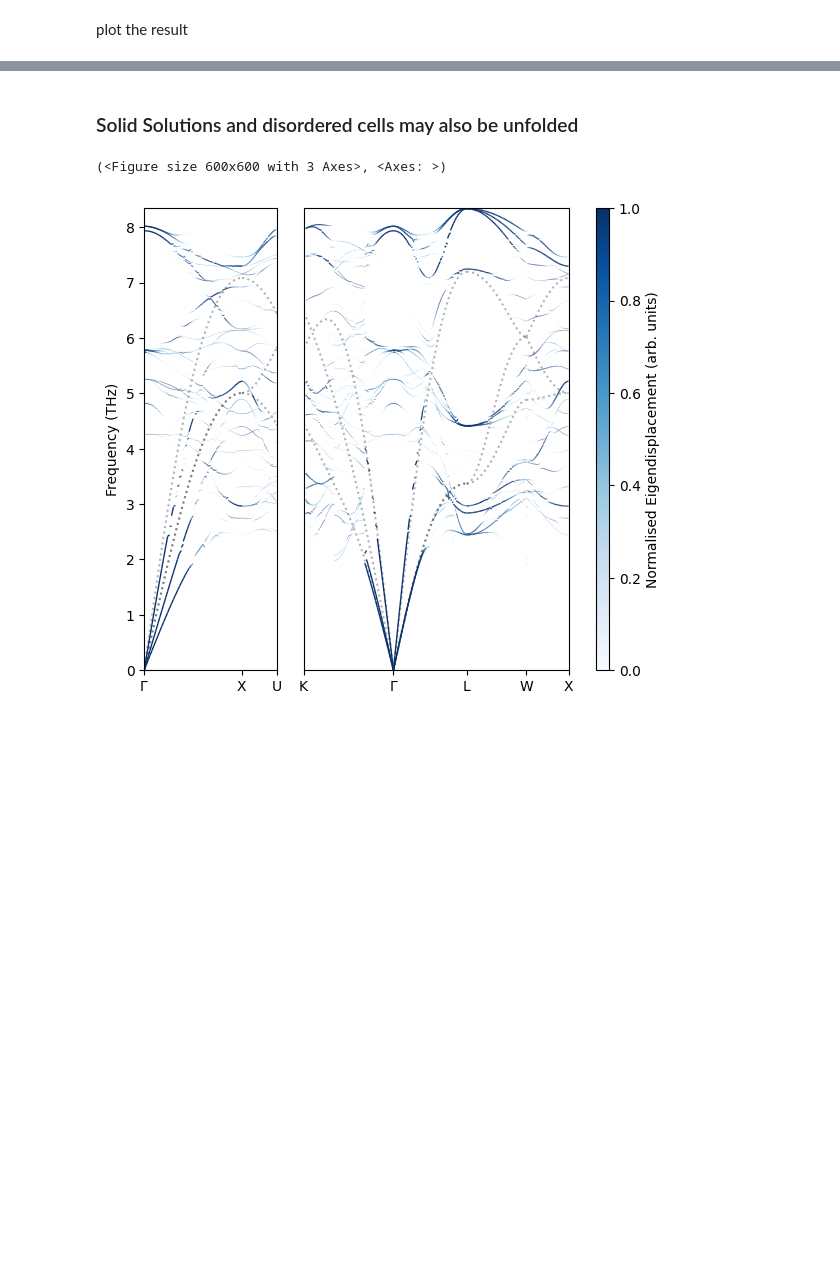
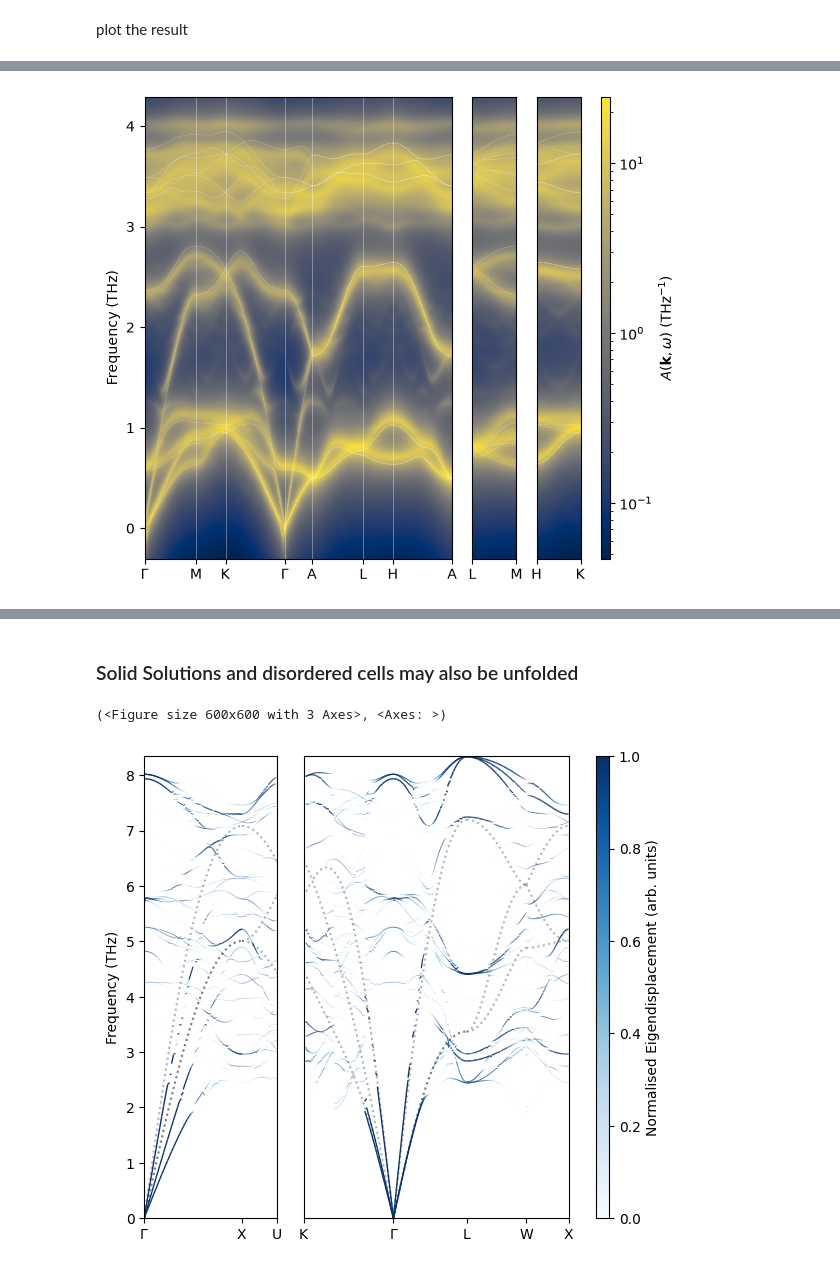
Before and after one commit to badw/puppy, a Jupyter notebook: examples/example.ipynb, the cells around one changed output, grey strips where cells are left out. Cells and saved outputs as stored; diff of their text form; code cells hidden in the pictures; blank space fills up the shorter version.

Commit message:
use claude to create new spectral function

```diff
--- a/examples/example.ipynb
+++ b/examples/example.ipynb
@@ -58,0 +67,8 @@ fig.savefig('../static/unfolded.png')
+# %%
+nn = puppy.get_defect_neighbour_sites(4)              # {'Ag': [...], 'I': [...]}
+near = sorted(i for sites in nn.values() for i in sites)
+
+n_atoms = sum(len(v) for v in puppy.get_all_sites().values())
+far = [i for i in range(n_atoms) if i not in near]
+
+len(near), len(far)
@@ -58,0 +77,13 @@ fig.savefig('../static/unfolded.png')
+# %%
+_ = puppy.run_unfold(
+    groups={'near': near, 'far': far},
+    projected_sites=nn['I'],     # optional: the old eigendisplacement colouring
+    average_star=True,           # paper-style symmetrisation; slower
+)
+w, A, Ap = puppy.get_spectral_function(width=0.05, partial=True)
+
+A_near  = Ap[:, :, 0, 0]                    # vacancy neighbours only
+A_far   = Ap[:, :, 1, 1]                    # rest of the cell
+A_cross = Ap[:, :, 0, 1] + Ap[:, :, 1, 0]   # near–far correlation (can be < 0)
+
+print('sum rule ok:', np.allclose(Ap.sum(axis=(2, 3)), A))
@@ -58,0 +97,10 @@ fig.savefig('../static/unfolded.png')
+# %%
+from puppy.plotting import PuppyPlotter
+
+pp = PuppyPlotter(puppy)
+
+fig, axes = pp.plot_spectral_function(
+    dpi=100, log=True, plot_primitive=True,colourmap="cividis"
+)  # total A(k, w)
+# %% [output]
+[figure, added]
```
Also changed, not shown: parts of 9 cells of this notebook, 6 other files.
